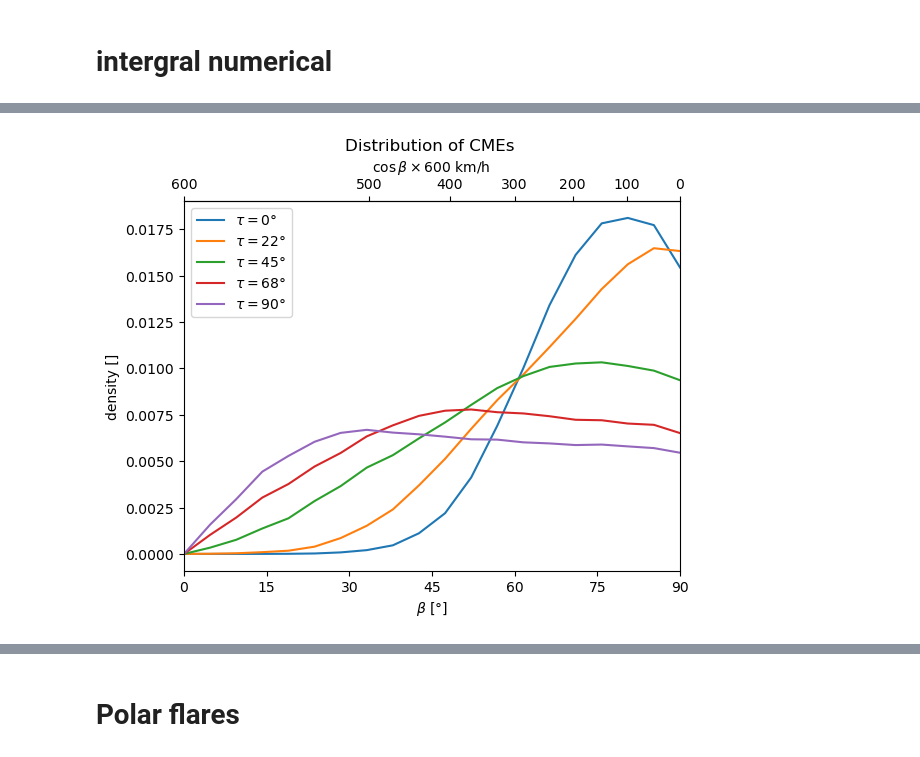
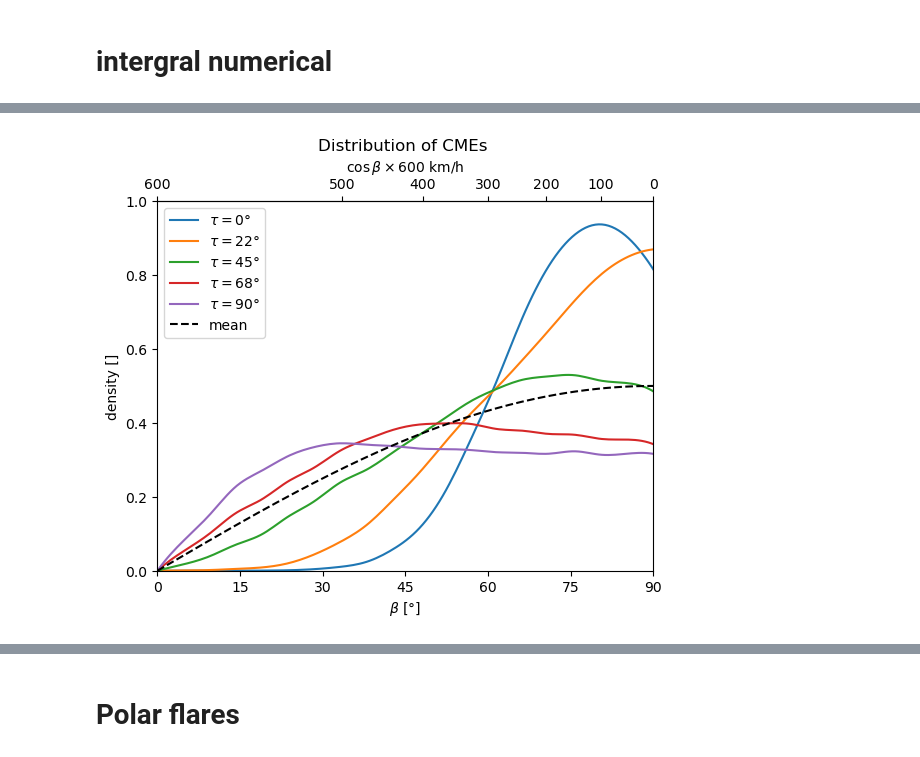
Before and after one commit to demichieldewilde/CME_distribution, a Jupyter notebook: CME_distribution_ni.ipynb, the cells around one changed output, grey strips where cells are left out. Cells and saved outputs as stored; diff of their text form; code cells hidden in the pictures.

```diff
--- a/CME_distribution_ni.ipynb
+++ b/CME_distribution_ni.ipynb
@@ -168,12 +178,12 @@ def get_rho_beta(beta, tau):
     print(beta, tau, end='\r')
     result, error = nquad(f_integrand_(beta, tau, vec=False), [[0, np.pi],       # theta, phi, theta2
                                                 [0, 2*np.pi],         # phi
-                                                [0, np.pi / 2 ]], opts={"epsrel":0.1, 'epsabs':1e-1})        # theta2
+                                                [0, np.pi / 2 ]], opts={"epsrel":0.05, 'epsabs':1e-1})       # theta2
     end_time = time.time()
-    print(f'For params {beta=}, {tau = } we find the distibution to be {result}, with estimated error {error}. \
+    print(f'For params {beta=}, {tau = } we find the distibution to be {result/ (np.abs(np.sin(beta)) +0.001)}, with estimated error {error/ (np.abs(np.sin(beta)) +0.001)}. \
         Taking {(end_time-start_time):.2f} to calculate.')
 
-    return result
+    return result/ (np.abs(np.sin(beta)) +0.001)
 
 
 def rho_betas(betas, tau):
@@ -182,6 +192,7 @@ def rho_betas(betas, tau):
 betas = np.linspace(0,np.pi/2, 20)
 Taus =  np.linspace(0,np.pi/2, 5)
 
+x = np.linspace(0,np.pi, 300)
 
 # for tau :
 #     a = rho_betas(betas, tau, fast)
@@ -205,7 +216,7 @@ def run_taus(T):
     plt.show()
     return dens
 
-x = np.linspace(0,np.pi, 50)
+
 
 dens = run_taus(Taus)
 # %% [output]
@@ -230,32 +228,35 @@ For params beta=np.float64(1.5707963267948966), tau = np.float64(1.5707963267948
 # %%
 
-
-
+# renomalize
+K = np.average(dens[0]) * np.pi
 
 def speed2beta(v):
     return np.arccos(v / 600 )
 
 def beta2speed(beta):
     return  np.cos(beta) * 600
 
+from scipy.interpolate import make_interp_spline
 
 
 def plotting_(dens, taus):
     for i,d in enumerate(dens):
-        plt.plot(betas, d, label=fr"$\tau=${round(taus[i]/np.pi*180)}°")
-    # plt.plot(x, np.sin(x)/2, "--", color='black', label="mean")
+        smooth_curve = make_interp_spline(betas, d/K)(x)
+        plt.plot(x, smooth_curve, label=fr"$\tau=${round(taus[i]/np.pi*180)}°")
+    plt.plot(x, np.sin(x)/2, "--", color='black', label="mean")
 
     plt.legend()
     plt.title("Distribution of CMEs ")
     plt.xticks(np.linspace(0,np.pi/2, 7), range(0,91,15))
     ax = plt.gca()
     secax = ax.secondary_xaxis('top', functions=(beta2speed, speed2beta))
     secax.set_xlabel(r'$\cos \beta \times 600$ km/h ')
     plt.xlabel(r"$\beta$ [°]")
     plt.ylabel(r"density []")
     plt.xlim(0,np.pi/2)
+    plt.ylim(0,1)
     plt.show()
 
 plotting_(dens, Taus)
 # %% [output]
-[figure, old version]
+[figure, new version]
```
Also changed, not shown: parts of 7 cells of this notebook.
